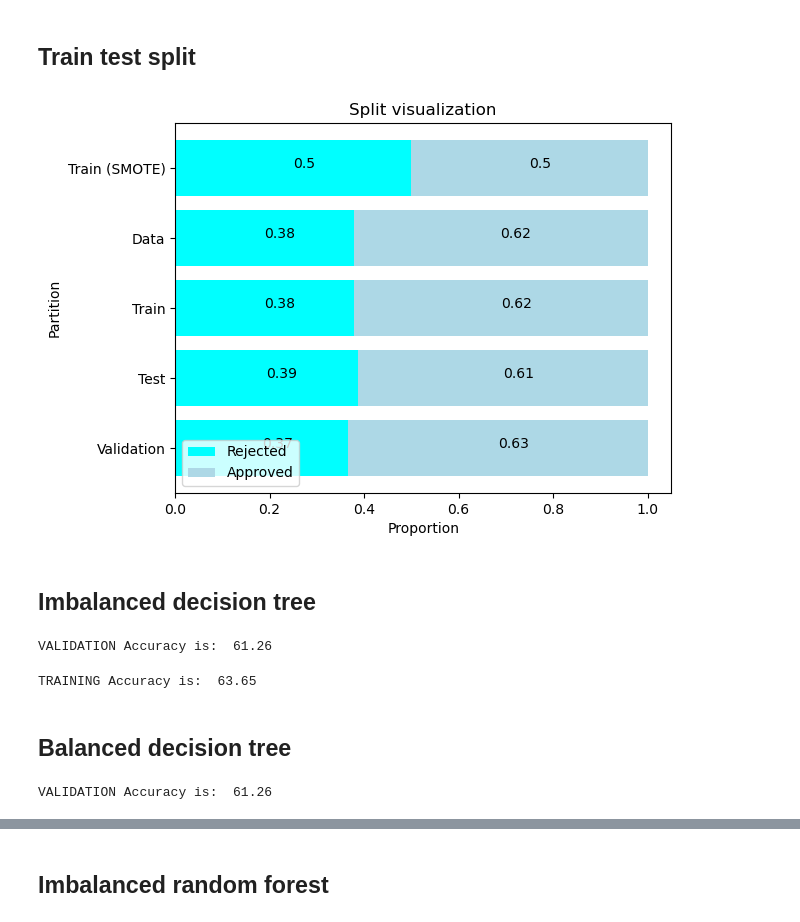
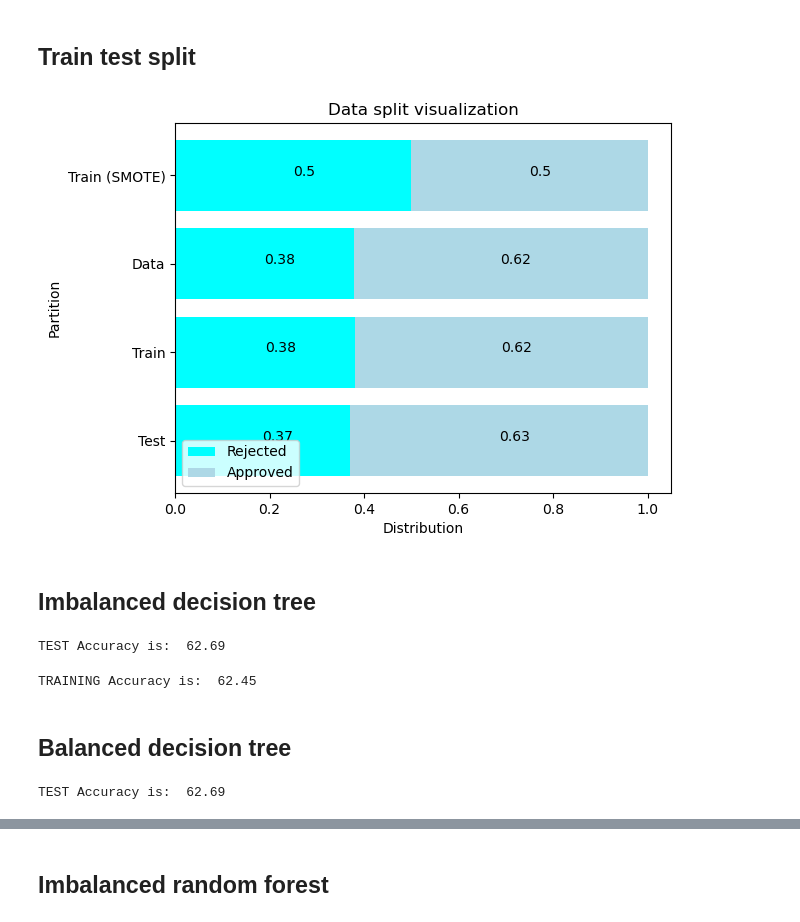
Before and after one commit to Rampenator/dsb, a Jupyter notebook: Juuso.ipynb, the cells around one changed output, grey strips where cells are left out. Drawn from its saved outputs; the diff is of its cells as text; code cells hidden in the pictures.

```diff
--- a/Juuso.ipynb
+++ b/Juuso.ipynb
@@ -192,60 +192,65 @@ y = loans["loan_status"]
 # %% [markdown]
 ## Train test split
 # %%
-X_train, X_test, y_train, y_test = train_test_split(X, y, random_state=1234, test_size=0.15)
+# One-hot encode no_of_dependents
+X_onehot = pd.get_dummies(X, columns=["no_of_dependents"])
+
+# Scale features
+scaler = StandardScaler()
+X_scaled = scaler.fit_transform(X_onehot)
+
+# Split training and testing
+X_train, X_test, y_train, y_test = train_test_split(X_scaled, y, random_state=1234, test_size=0.3)
-# %%
-X_train, X_val, y_train, y_val = train_test_split(X_train, y_train, test_size = 0.175, random_state=1234)
 # %%
 smote = SMOTE(sampling_strategy='minority', random_state=1234)
 X_train_balanced, y_train_balanced = smote.fit_resample(X_train, y_train) #applied only to training
 # %%
 train_dist = y_train.value_counts() / len(y_train) #normalize absolute count values for plotting
 test_dist = y_test.value_counts() / len(y_test)
 loans_dist = loans["loan_status"].value_counts() / len(loans)
-valid_dist = y_val.value_counts() / len(y_val)
 smote_dist = pd.Series(y_train_balanced).value_counts() / len(pd.Series(y_train_balanced))
 
 fig, ax = plt.subplots()
 
-ax.barh(['Validation','Test','Train','Data', 'Train (SMOTE)'], [valid_dist[0], test_dist[0], train_dist[0], loans_dist[0], smote_dist[0]], color='cyan', label='Rejected')
-ax.barh(['Validation','Test','Train','Data', 'Train (SMOTE)'], [valid_dist[1], test_dist[1], train_dist[1], loans_dist[1], smote_dist[1]], left=[valid_dist[0], test_dist[0], train_dist[0], loans_dist[0], smote_dist[0]], color='lightblue', label='Approved')
-ax.set_title('Split visualization')
+ax.barh(['Test','Train','Data', 'Train (SMOTE)'], [ test_dist[0], train_dist[0], loans_dist[0], smote_dist[0]], color='cyan', label='Rejected')
+ax.barh(['Test','Train','Data', 'Train (SMOTE)'], [ test_dist[1], train_dist[1], loans_dist[1], smote_dist[1]], left=[ test_dist[0], train_dist[0], loans_dist[0], smote_dist[0]], color='lightblue', label='Approved')
+ax.set_title('Data split visualization')
 ax.legend(loc='lower left')
-plt.xlabel('Proportion')
+plt.xlabel('Distribution')
 plt.ylabel('Partition')
 
 #plot bar values
-for part, a, b in zip(['Validation', 'Test', 'Train','Data', 'Train (SMOTE)'], [valid_dist[0], test_dist[0], train_dist[0], loans_dist[0], smote_dist[0]], [valid_dist[1],test_dist[1], train_dist[1], loans_dist[1], smote_dist[1]]):
+for part, a, b in zip([ 'Test', 'Train','Data', 'Train (SMOTE)'], [ test_dist[0], train_dist[0], loans_dist[0], smote_dist[0]], [test_dist[1], train_dist[1], loans_dist[1], smote_dist[1]]):
     plt.text(a/2, part, str(np.round(a, 2)))
     plt.text(b/2+a, part, str(np.round(b, 2)));
 # %% [output]
-[figure, old version]
+[figure, new version]
 # %% [markdown]
 ## Imbalanced decision tree
 # %%
 dt = tree.DecisionTreeClassifier(criterion = "gini", random_state = 1234, max_depth=5, min_samples_leaf=5).fit(X_train, y_train)
 # %%
-y_pred = dt.predict(X_val)
-y_prob = dt.predict_proba(X_val)
-print ("VALIDATION Accuracy is: ", (accuracy_score(y_val,y_pred)*100).round(2))
+y_pred = dt.predict(X_test)
+y_prob = dt.predict_proba(X_test)
+print ("TEST Accuracy is: ", (accuracy_score(y_test,y_pred)*100).round(2))
 # %% [output]
-VALIDATION Accuracy is:  61.26
+TEST Accuracy is:  62.69
 # %%
 y_pred_train = dt.predict(X_train)
 y_prob_train = dt.predict_proba(X_train)
 print ("TRAINING Accuracy is: ", (accuracy_score(y_train,dt.predict(X_train))*100).round(2))
 # %% [output]
-TRAINING Accuracy is:  63.65
+TRAINING Accuracy is:  62.45
 # %% [markdown]
 ## Balanced decision tree
 # %%
 bdt = tree.DecisionTreeClassifier(criterion = 'gini', random_state = 1234, max_depth=5, min_samples_leaf=5).fit(X_train_balanced, y_train_balanced)
 # %%
-y_pred_bdt = dt.predict(X_val)
-y_prob_bdt = dt.predict_proba(X_val)
-print ("VALIDATION Accuracy is: ", (accuracy_score(y_val,y_pred_bdt)*100).round(2))
+y_pred_bdt = dt.predict(X_test)
+y_prob_bdt = dt.predict_proba(X_test)
+print ("TEST Accuracy is: ", (accuracy_score(y_test,y_pred_bdt)*100).round(2))
 # %% [output]
-VALIDATION Accuracy is:  61.26
+TEST Accuracy is:  62.69
 # %%
 y_pred_bdt_train = bdt.predict(X_train)
 y_prob_bdt_train = bdt.predict_proba(X_train)
```
Also changed, not shown: parts of 26 cells of this notebook.
